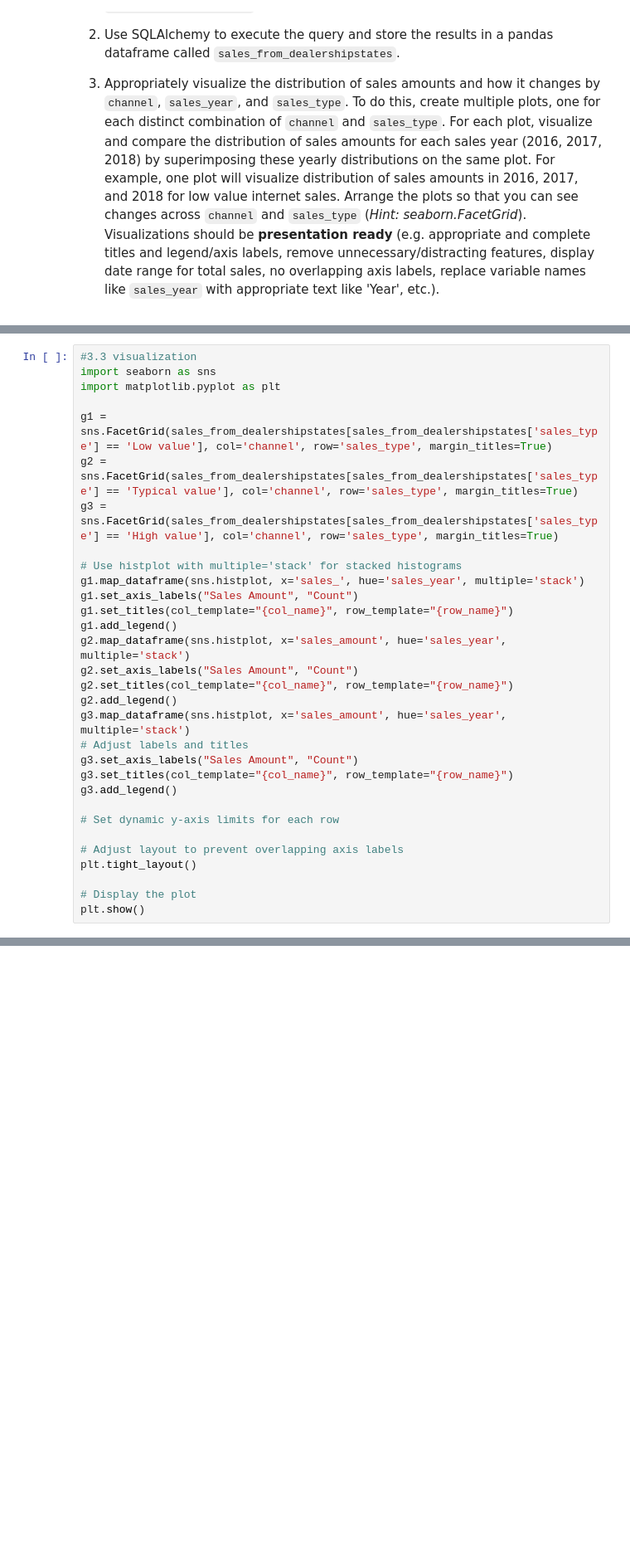
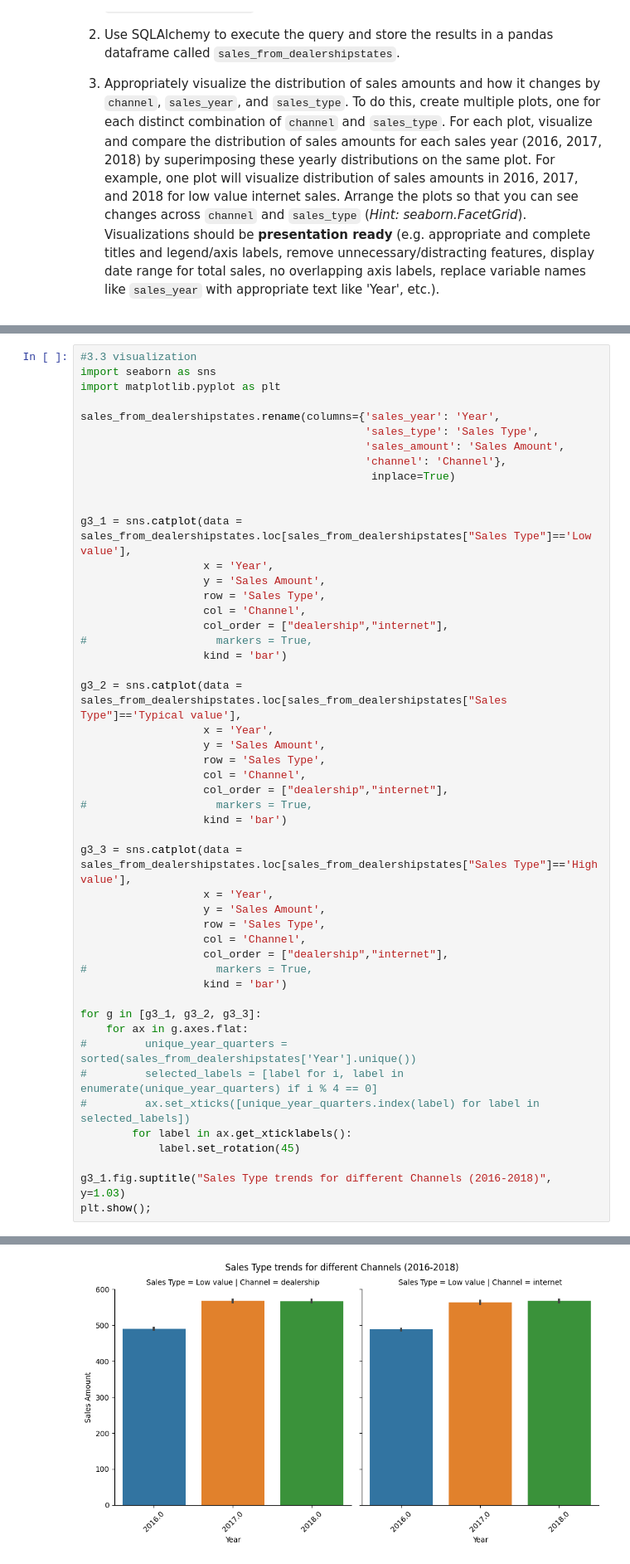
Before and after one commit to YSChen0609/visualize-this-group-32, a Jupyter notebook: PythonVizAssignment_Group32.ipynb, the cells around one changed output, grey strips where cells are left out. Shown at 83% size. Saved outputs shown, nothing was run; the diff lists cells and outputs as text; blank space fills up the shorter version.

```diff
--- a/PythonVizAssignment_Group32.ipynb
+++ b/PythonVizAssignment_Group32.ipynb
@@ -305,30 +328,48 @@ print(sales_from_dealershipstates)
 import seaborn as sns
 import matplotlib.pyplot as plt
 
-g1 = sns.FacetGrid(sales_from_dealershipstates[sales_from_dealershipstates['sales_type'] == 'Low value'], col='channel', row='sales_type', margin_titles=True)
-g2 = sns.FacetGrid(sales_from_dealershipstates[sales_from_dealershipstates['sales_type'] == 'Typical value'], col='channel', row='sales_type', margin_titles=True)
-g3 = sns.FacetGrid(sales_from_dealershipstates[sales_from_dealershipstates['sales_type'] == 'High value'], col='channel', row='sales_type', margin_titles=True)
+sales_from_dealershipstates.rename(columns={'sales_year': 'Year',
+                                            'sales_type': 'Sales Type',
+                                            'sales_amount': 'Sales Amount',
+                                            'channel': 'Channel'},
+                                             inplace=True)
 
-# Use histplot with multiple='stack' for stacked histograms
-g1.map_dataframe(sns.histplot, x='sales_', hue='sales_year', multiple='stack')
-g1.set_axis_labels("Sales Amount", "Count")
-g1.set_titles(col_template="{col_name}", row_template="{row_name}")
-g1.add_legend()
-g2.map_dataframe(sns.histplot, x='sales_amount', hue='sales_year', multiple='stack')
-g2.set_axis_labels("Sales Amount", "Count")
-g2.set_titles(col_template="{col_name}", row_template="{row_name}")
-g2.add_legend()
-g3.map_dataframe(sns.histplot, x='sales_amount', hue='sales_year', multiple='stack')
-# Adjust labels and titles
-g3.set_axis_labels("Sales Amount", "Count")
-g3.set_titles(col_template="{col_name}", row_template="{row_name}")
-g3.add_legend()
 
-# Set dynamic y-axis limits for each row
+g3_1 = sns.catplot(data = sales_from_dealershipstates.loc[sales_from_dealershipstates["Sales Type"]=='Low value'],
+                   x = 'Year',
+                   y = 'Sales Amount',
+                   row = 'Sales Type',
+                   col = 'Channel',
+                   col_order = ["dealership","internet"],
+#                    markers = True,
+                   kind = 'bar')
 
-# Adjust layout to prevent overlapping axis labels
-plt.tight_layout()
+g3_2 = sns.catplot(data = sales_from_dealershipstates.loc[sales_from_dealershipstates["Sales Type"]=='Typical value'],
+                   x = 'Year',
+                   y = 'Sales Amount',
+                   row = 'Sales Type',
+                   col = 'Channel',
+                   col_order = ["dealership","internet"],
+#                    markers = True,
+                   kind = 'bar')
 
-# Display the plot
-plt.show()
+g3_3 = sns.catplot(data = sales_from_dealershipstates.loc[sales_from_dealershipstates["Sales Type"]=='High value'],
+                   x = 'Year',
+                   y = 'Sales Amount',
+                   row = 'Sales Type',
+                   col = 'Channel',
+                   col_order = ["dealership","internet"],
+#                    markers = True,
+                   kind = 'bar')
+
+for g in [g3_1, g3_2, g3_3]:
+    for ax in g.axes.flat:
+#         unique_year_quarters = sorted(sales_from_dealershipstates['Year'].unique())
+#         selected_labels = [label for i, label in enumerate(unique_year_quarters) if i % 4 == 0]
+#         ax.set_xticks([unique_year_quarters.index(label) for label in selected_labels])
+        for label in ax.get_xticklabels():
+            label.set_rotation(45)
+
+g3_1.fig.suptitle("Sales Type trends for different Channels (2016-2018)", y=1.03)
+plt.show();
 # %% [output]
@@ -347,0 +376 @@ plt.show()
+[figure, added]
```
Also changed, not shown: parts of 9 cells of this notebook.
